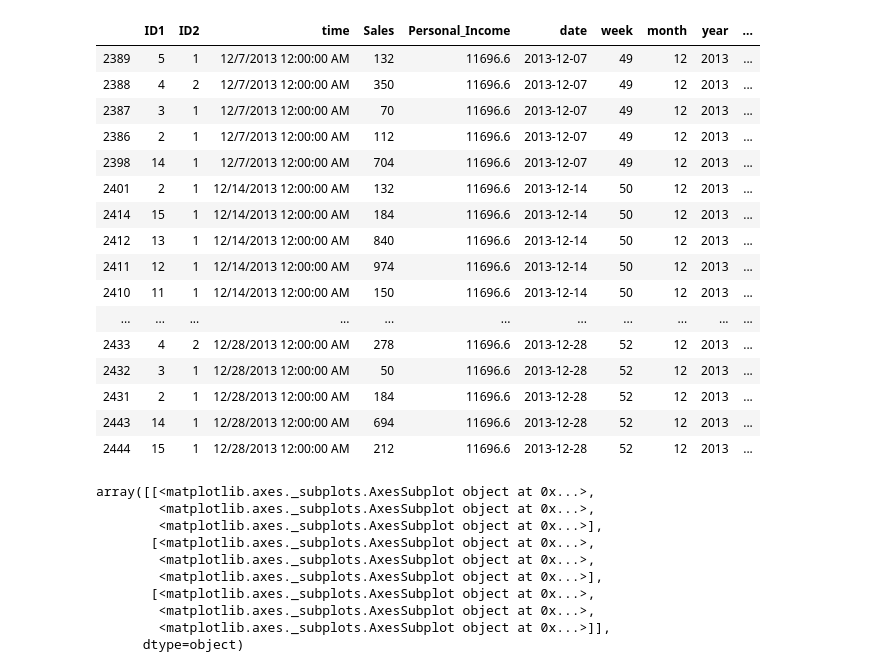
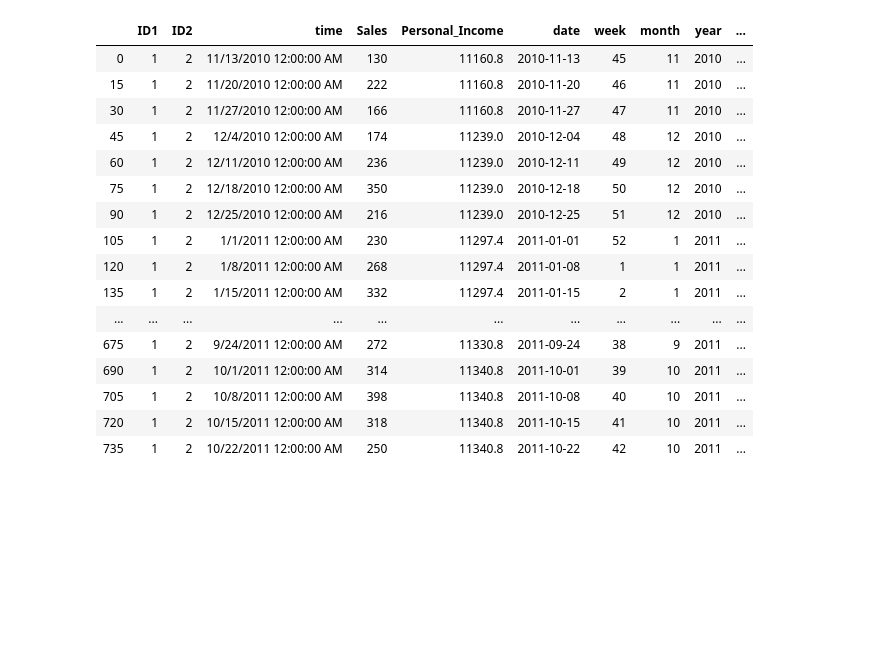
Before and after one commit to gunjanhense/MachineLearningProjects, a Jupyter notebook: ForecastSalesQuantities.ipynb, the cells around one changed output. Saved outputs shown, nothing was run; the diff lists cells and outputs as text; code cells hidden in the pictures; blank space fills up the shorter version.

```diff
--- a/ForecastSalesQuantities.ipynb
+++ b/ForecastSalesQuantities.ipynb
@@ -54,35 +56,0 @@ full['change_personal_income']=full['Personal_Income']-full['Personal_Income'].s
-# %%
-full.tail(50)
-# %% [output]
-|  | ID1 | ID2 | time | Sales | Personal_Income | date | week | month | year | ... |
-| 2389 | 5 | 1 | 12/7/2013 12:00:00 AM | 132 | 11696.6 | 2013-12-07 | 49 | 12 | 2013 | ... |
-| 2388 | 4 | 2 | 12/7/2013 12:00:00 AM | 350 | 11696.6 | 2013-12-07 | 49 | 12 | 2013 | ... |
-| 2387 | 3 | 1 | 12/7/2013 12:00:00 AM | 70 | 11696.6 | 2013-12-07 | 49 | 12 | 2013 | ... |
-| 2386 | 2 | 1 | 12/7/2013 12:00:00 AM | 112 | 11696.6 | 2013-12-07 | 49 | 12 | 2013 | ... |
-| 2398 | 14 | 1 | 12/7/2013 12:00:00 AM | 704 | 11696.6 | 2013-12-07 | 49 | 12 | 2013 | ... |
-| 2401 | 2 | 1 | 12/14/2013 12:00:00 AM | 132 | 11696.6 | 2013-12-14 | 50 | 12 | 2013 | ... |
-| 2414 | 15 | 1 | 12/14/2013 12:00:00 AM | 184 | 11696.6 | 2013-12-14 | 50 | 12 | 2013 | ... |
-| 2412 | 13 | 1 | 12/14/2013 12:00:00 AM | 840 | 11696.6 | 2013-12-14 | 50 | 12 | 2013 | ... |
-| 2411 | 12 | 1 | 12/14/2013 12:00:00 AM | 974 | 11696.6 | 2013-12-14 | 50 | 12 | 2013 | ... |
-| 2410 | 11 | 1 | 12/14/2013 12:00:00 AM | 150 | 11696.6 | 2013-12-14 | 50 | 12 | 2013 | ... |
-| ... | ... | ... | ... | ... | ... | ... | ... | ... | ... | ... |
-| 2433 | 4 | 2 | 12/28/2013 12:00:00 AM | 278 | 11696.6 | 2013-12-28 | 52 | 12 | 2013 | ... |
-| 2432 | 3 | 1 | 12/28/2013 12:00:00 AM | 50 | 11696.6 | 2013-12-28 | 52 | 12 | 2013 | ... |
-| 2431 | 2 | 1 | 12/28/2013 12:00:00 AM | 184 | 11696.6 | 2013-12-28 | 52 | 12 | 2013 | ... |
-| 2443 | 14 | 1 | 12/28/2013 12:00:00 AM | 694 | 11696.6 | 2013-12-28 | 52 | 12 | 2013 | ... |
-| 2444 | 15 | 1 | 12/28/2013 12:00:00 AM | 212 | 11696.6 | 2013-12-28 | 52 | 12 | 2013 | ... |
-# %%
-import matplotlib.pyplot as plt
-
-full.hist()
-# %% [output]
-array([[<matplotlib.axes._subplots.AxesSubplot object at 0x...>,
-        <matplotlib.axes._subplots.AxesSubplot object at 0x...>,
-        <matplotlib.axes._subplots.AxesSubplot object at 0x...>],
-       [<matplotlib.axes._subplots.AxesSubplot object at 0x...>,
-        <matplotlib.axes._subplots.AxesSubplot object at 0x...>,
-        <matplotlib.axes._subplots.AxesSubplot object at 0x...>],
-       [<matplotlib.axes._subplots.AxesSubplot object at 0x...>,
-        <matplotlib.axes._subplots.AxesSubplot object at 0x...>,
-        <matplotlib.axes._subplots.AxesSubplot object at 0x...>]],
-      dtype=object)
@@ -88,0 +78,26 @@ array([[<matplotlib.axes._subplots.AxesSubplot object at 0x...>,
+# %%
+##Lets see how our engineered features look for store 1 product 1.Store 1 does not seem to sell product 2
+
+store1=full[full['ID1']==1]
+
+store1product2=store1[store1['ID2']==2]
+# %%
+store1product2.head(50)
+# %% [output]
+|  | ID1 | ID2 | time | Sales | Personal_Income | date | week | month | year | ... |
+| 0 | 1 | 2 | 11/13/2010 12:00:00 AM | 130 | 11160.8 | 2010-11-13 | 45 | 11 | 2010 | ... |
+| 15 | 1 | 2 | 11/20/2010 12:00:00 AM | 222 | 11160.8 | 2010-11-20 | 46 | 11 | 2010 | ... |
+| 30 | 1 | 2 | 11/27/2010 12:00:00 AM | 166 | 11160.8 | 2010-11-27 | 47 | 11 | 2010 | ... |
+| 45 | 1 | 2 | 12/4/2010 12:00:00 AM | 174 | 11239.0 | 2010-12-04 | 48 | 12 | 2010 | ... |
+| 60 | 1 | 2 | 12/11/2010 12:00:00 AM | 236 | 11239.0 | 2010-12-11 | 49 | 12 | 2010 | ... |
+| 75 | 1 | 2 | 12/18/2010 12:00:00 AM | 350 | 11239.0 | 2010-12-18 | 50 | 12 | 2010 | ... |
+| 90 | 1 | 2 | 12/25/2010 12:00:00 AM | 216 | 11239.0 | 2010-12-25 | 51 | 12 | 2010 | ... |
+| 105 | 1 | 2 | 1/1/2011 12:00:00 AM | 230 | 11297.4 | 2011-01-01 | 52 | 1 | 2011 | ... |
+| 120 | 1 | 2 | 1/8/2011 12:00:00 AM | 268 | 11297.4 | 2011-01-08 | 1 | 1 | 2011 | ... |
+| 135 | 1 | 2 | 1/15/2011 12:00:00 AM | 332 | 11297.4 | 2011-01-15 | 2 | 1 | 2011 | ... |
+| ... | ... | ... | ... | ... | ... | ... | ... | ... | ... | ... |
+| 675 | 1 | 2 | 9/24/2011 12:00:00 AM | 272 | 11330.8 | 2011-09-24 | 38 | 9 | 2011 | ... |
+| 690 | 1 | 2 | 10/1/2011 12:00:00 AM | 314 | 11340.8 | 2011-10-01 | 39 | 10 | 2011 | ... |
+| 705 | 1 | 2 | 10/8/2011 12:00:00 AM | 398 | 11340.8 | 2011-10-08 | 40 | 10 | 2011 | ... |
+| 720 | 1 | 2 | 10/15/2011 12:00:00 AM | 318 | 11340.8 | 2011-10-15 | 41 | 10 | 2011 | ... |
+| 735 | 1 | 2 | 10/22/2011 12:00:00 AM | 250 | 11340.8 | 2011-10-22 | 42 | 10 | 2011 | ... |
```
Also changed, not shown: parts of 38 cells of this notebook.
